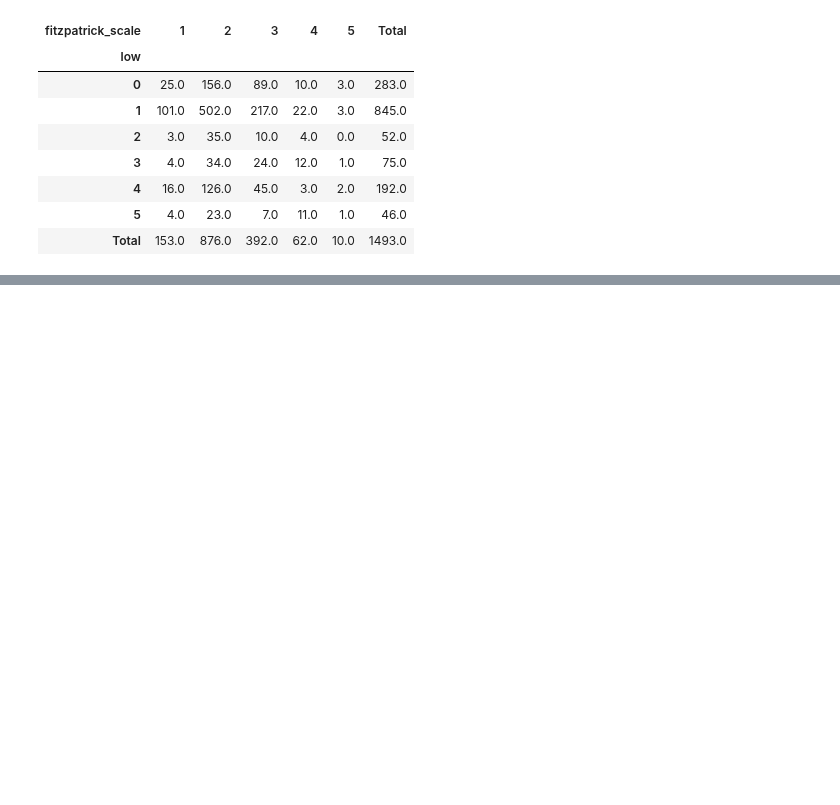
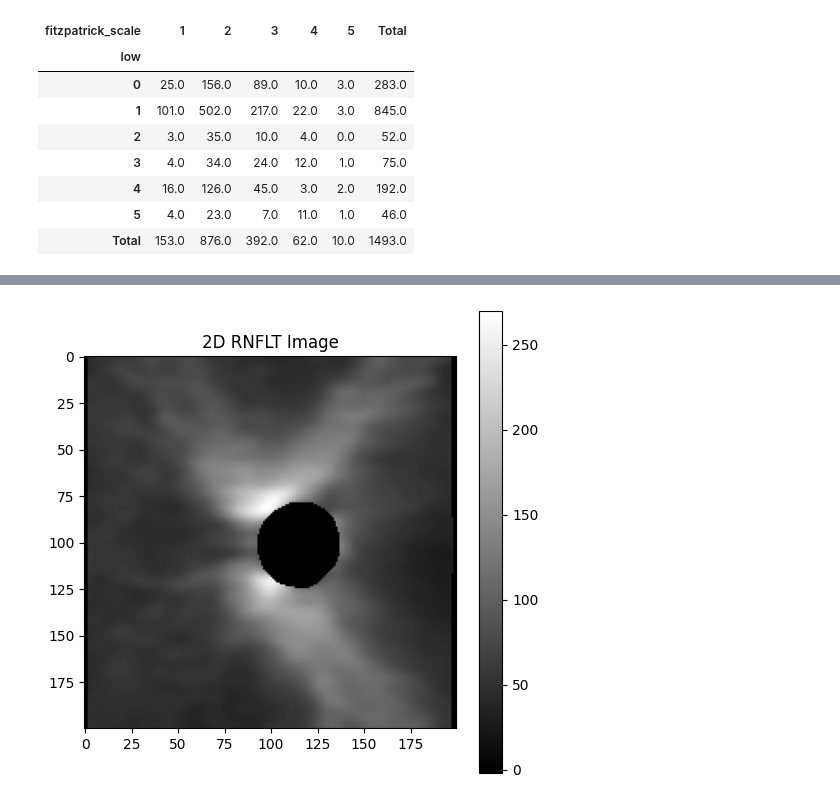
Before and after one commit to AliGhadirii/XTranPrune, a Jupyter notebook: Notebooks/Datasets_Exploratory.ipynb, the cells around one changed output, grey strips where cells are left out. Drawn from its saved outputs; the diff is of its cells as text; code cells hidden in the pictures; blank space fills up the shorter version.

```diff
--- a/Notebooks/Datasets_Exploratory.ipynb
+++ b/Notebooks/Datasets_Exploratory.ipynb
@@ -42,0 +45,2 @@ pivot_df
+# %%
+sample = np.load("/home/ali/Datasets/Harvard-GF3300/Training/data_0001.npz")
@@ -42,0 +67,17 @@ pivot_df
+# %%
+import numpy as np
+import matplotlib.pyplot as plt
+from mpl_toolkits.mplot3d import Axes3D
+
+# Extract data
+oct_bscans = sample['oct_bscans']
+rnflt = sample['rnflt']
+
+# Plotting the 2D rnflt image
+plt.figure(figsize=(6, 6))
+plt.imshow(rnflt, cmap='gray')
+plt.title('2D RNFLT Image')
+plt.colorbar()
+plt.show()
+# %% [output]
+[figure, added]
```
Also changed, not shown: parts of 3 cells of this notebook, 3 other files.
